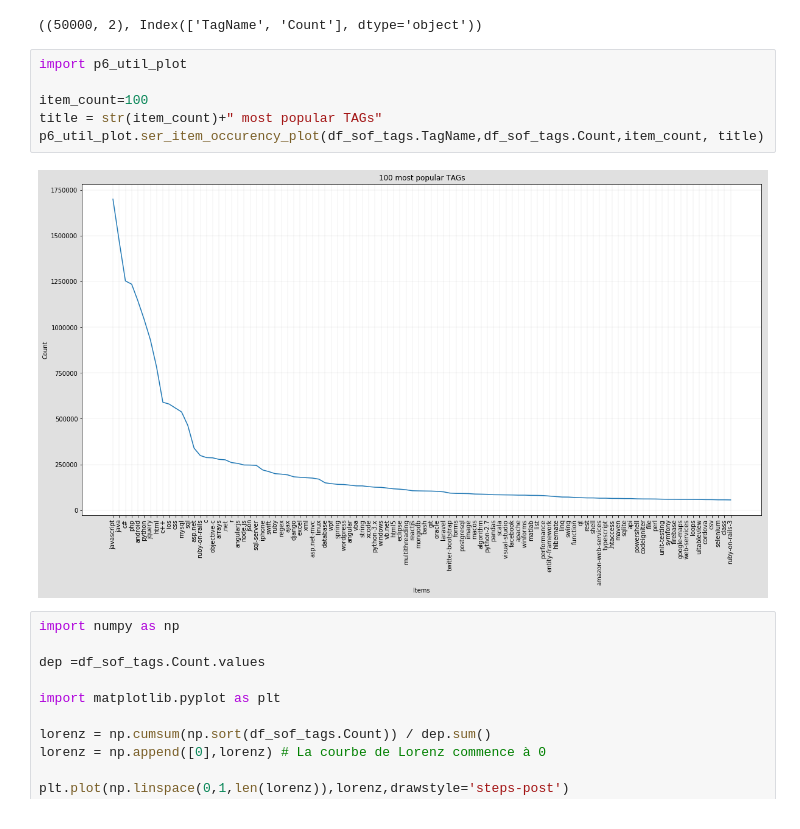
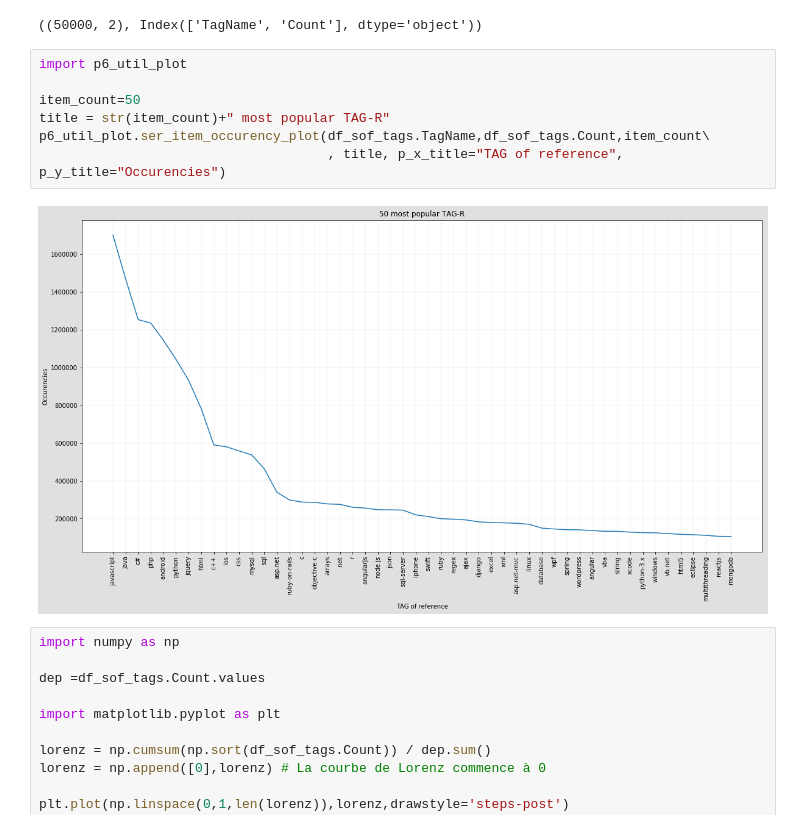
Before and after one commit to dataforcast/OC_Datascientist, a Jupyter notebook: P6/P6_DataAnalysis.ipynb, the cells around one changed output. Saved outputs shown, nothing was run; the diff lists cells and outputs as text.

```diff
--- a/P6/P6_DataAnalysis.ipynb
+++ b/P6/P6_DataAnalysis.ipynb
@@ -58,11 +61,12 @@ df_sof_tags.shape, df_sof_tags.columns
 # %%
 import p6_util_plot
 
-item_count=100
-title = str(item_count)+" most popular TAGs"
-p6_util_plot.ser_item_occurency_plot(df_sof_tags.TagName,df_sof_tags.Count,item_count, title)
+item_count=50
+title = str(item_count)+" most popular TAG-R"
+p6_util_plot.ser_item_occurency_plot(df_sof_tags.TagName,df_sof_tags.Count,item_count\
+                                     , title, p_x_title="TAG of reference", p_y_title="Occurencies")
 # %% [output]
-[figure, old version]
+[figure, new version]
 # %%
 import numpy as np
 
```
Also changed, not shown: parts of 77 cells of this notebook, 9 other files.
